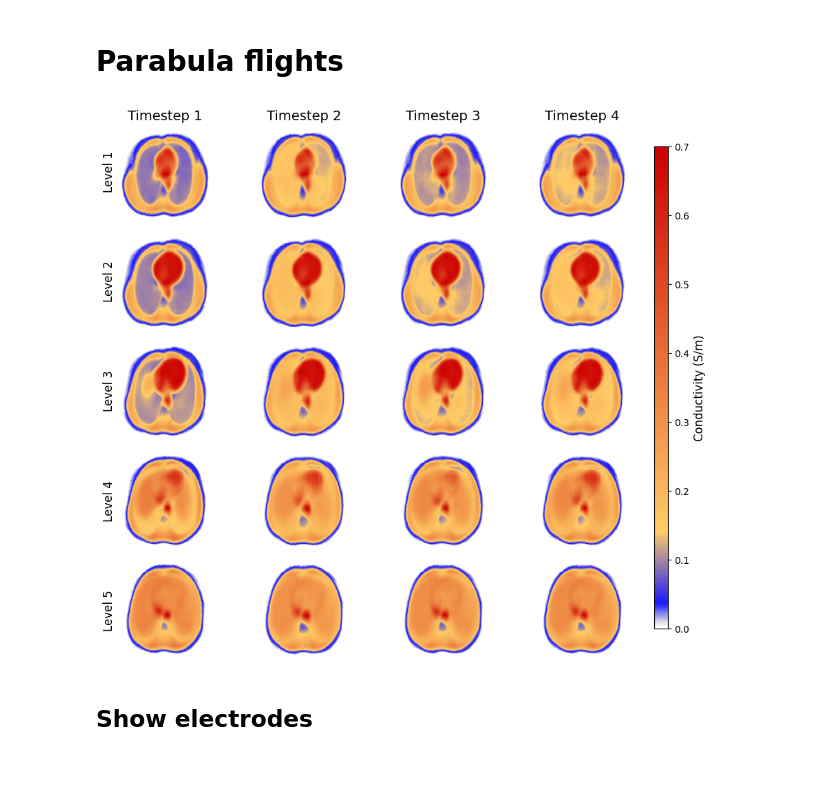
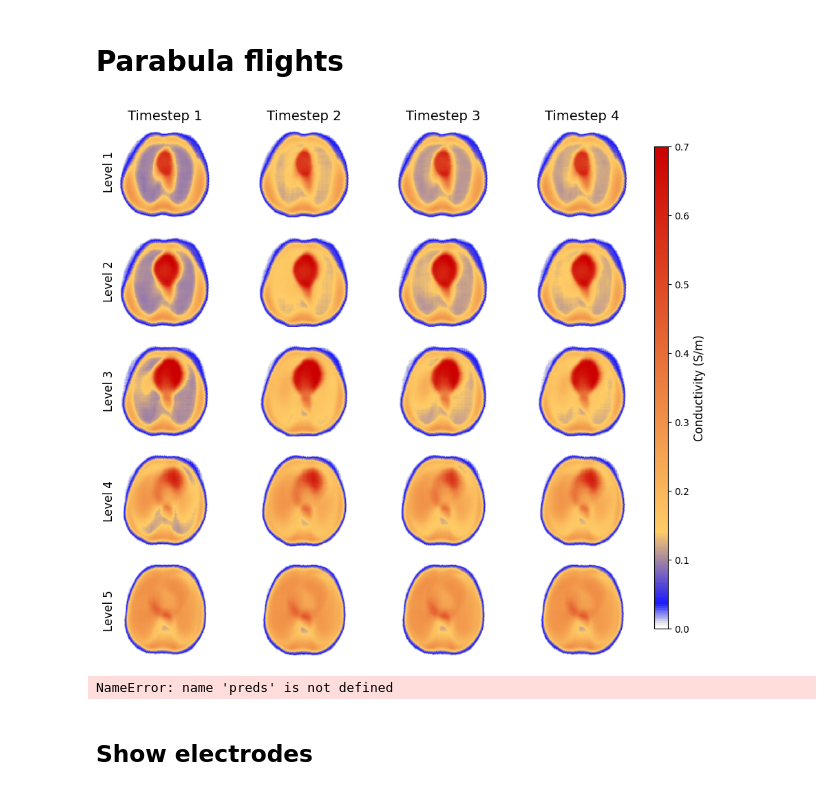
Before and after one commit to dmnk1308/RESIST, a Jupyter notebook: example_application.ipynb, the cells around one changed output. Drawn from its saved outputs; the diff is of its cells as text; code cells hidden in the pictures.

```diff
--- a/example_application.ipynb
+++ b/example_application.ipynb
@@ -17,8 +17,8 @@ from plotting_helper import *
 import scipy
 # %%
 # eit_path = 'outputs/2024-08-21/16-15-17'
-eit_path = 'outputs/2024-08-29/18-59-20'
-model, cfg = load_model(eit_path, device='cuda:2')
+eit_path = 'outputs/2024-08-31/17-10-31'
+model, cfg = load_model(eit_path, device='cuda')
 # %%
 # cfg.learning.training.device = 'cuda:1'
 # %%
@@ -165,7 +165,7 @@ np.loadtxt('/home/nibdombe/deep_eit/data/raw/case_TCIA_124_0/electrodes/electrod
 # for i in range(0,5):
 protocol = '19'
 n_zpos = 5
-device = 'cuda:3'
+device = 'cuda'
 multiplier = 1000/4.5
 preds = []
 
@@ -175,63 +175,65 @@ test_signals_bot = read_get('/home/nibdombe/deep_eit/data/raw/case_real/Tag1/Tag
 test_signals = np.concatenate([test_signals_top, test_signals_mid, test_signals_bot], axis=0)*multiplier
 test_electrodes = read_mat('data/raw/case_0/electrodes/electrodes.mat').reshape(-1, 16, 3)[[0,2,4]]
 test_electrodes = test_electrodes - test_electrodes[0,0]
 # test_electrodes_z = np.load('/home/nibdombe/deep_eit/data/processed/3d_15/case_TCIA_405_0/case_TCIA_405_0_20.npz')['electrodes']
 # test_electrodes[:,:,2] = test_electrodes_z[:3,:,2]
 
 pred = inference(model, test_signals, test_electrodes, n_zpos=n_zpos, z_padding=0., device=device)
 preds.append(pred)
 
 test_signals_top = read_get('/home/nibdombe/deep_eit/data/raw/case_real/Tag1/Tag_01_Msg_'+protocol+'_SF_1_U_top_I_top_372-459_min_mean.get')[:208].reshape(-1,16,13)
 test_signals_mid = read_get('/home/nibdombe/deep_eit/data/raw/case_real/Tag1/Tag_01_Msg_'+protocol+'_SF_2_U_mid_I_mid_372-459_min_mean.get')[:208].reshape(-1,16,13)
 test_signals_bot = read_get('/home/nibdombe/deep_eit/data/raw/case_real/Tag1/Tag_01_Msg_'+protocol+'_SF_3_U_bot_I_bot_372-459_min_mean.get')[:208].reshape(-1,16,13)
 test_signals = np.concatenate([test_signals_top, test_signals_mid, test_signals_bot], axis=0)*multiplier
 pred = inference(model, test_signals, test_electrodes, n_zpos=n_zpos, z_padding=0., device=device)
 preds.append(pred)
 
 test_signals_top = read_get('/home/nibdombe/deep_eit/data/raw/case_real/Tag1/Tag_01_Msg_'+protocol+'_SF_1_U_top_I_top_550-642_min_mean.get')[:208].reshape(-1,16,13)
 test_signals_mid = read_get('/home/nibdombe/deep_eit/data/raw/case_real/Tag1/Tag_01_Msg_'+protocol+'_SF_2_U_mid_I_mid_550-642_min_mean.get')[:208].reshape(-1,16,13)
 test_signals_bot = read_get('/home/nibdombe/deep_eit/data/raw/case_real/Tag1/Tag_01_Msg_'+protocol+'_SF_3_U_bot_I_bot_550-642_min_mean.get')[:208].reshape(-1,16,13)
 test_signals = np.concatenate([test_signals_top, test_signals_mid, test_signals_bot], axis=0)*multiplier
 pred = inference(model, test_signals, test_electrodes, n_zpos=n_zpos, z_padding=0., device=device)
 preds.append(pred)
 
 test_signals_top = read_get('/home/nibdombe/deep_eit/data/raw/case_real/Tag1/Tag_01_Msg_'+protocol+'_SF_1_U_top_I_top_792-938_min_mean.get')[:208].reshape(-1,16,13)
 test_signals_mid = read_get('/home/nibdombe/deep_eit/data/raw/case_real/Tag1/Tag_01_Msg_'+protocol+'_SF_2_U_mid_I_mid_792-938_min_mean.get')[:208].reshape(-1,16,13)
 test_signals_bot = read_get('/home/nibdombe/deep_eit/data/raw/case_real/Tag1/Tag_01_Msg_'+protocol+'_SF_3_U_bot_I_bot_792-938_min_mean.get')[:208].reshape(-1,16,13)
 test_signals = np.concatenate([test_signals_top, test_signals_mid, test_signals_bot], axis=0)*multiplier
 pred = inference(model, test_signals, test_electrodes, n_zpos=n_zpos, z_padding=0., device=device)
 preds.append(pred)
-
-preds = np.stack(preds, axis=0)
-
-fig, axes = plt.subplots(n_zpos, 4, figsize=(10, 10))
-cbar_ax = fig.add_axes([0.92, 0.15, 0.02, 0.7])  # [left, bottom, width, height]
-
-for i in range(n_zpos):
-    for j in range(4):
-        if i==0:
-            axes[i,j].set_title(f'Timestep {j+1}')
-        axes[i, j].imshow(preds[j][i], cmap=cmap, vmin=0, vmax=0.7)
-        if j==0:
-            axes[i, j].set_ylabel(f'Level {i+1}')
-            # Hide x-axis and y-axis ticks and tick labels
-            axes[i,j].xaxis.set_visible(False)
-            axes[i,j].tick_params(axis='y', which='both', left=False, right=False, labelleft=False)
-
-            # Hide the spines (the lines bounding the plot area)
-            axes[i,j].spines['top'].set_visible(False)
-            axes[i,j].spines['bottom'].set_visible(False)
-            axes[i,j].spines['left'].set_visible(False)
-            axes[i,j].spines['right'].set_visible(False)
-        else:
-            axes[i,j].axis('off')
-# Add colorbar to the figure
-sm = plt.cm.ScalarMappable(cmap=cmap)
-sm.set_clim(0, 0.7)
-cbar = fig.colorbar(sm, cax=cbar_ax)
-cbar.set_label('Conductivity (S/m)')
 # %% [output]
-[figure, old version]
+[figure, new version]
+# %%
+preds = np.stack(preds, axis=0)
+
+fig, axes = plt.subplots(n_zpos, 4, figsize=(10, 10))
+cbar_ax = fig.add_axes([0.92, 0.15, 0.02, 0.7])  # [left, bottom, width, height]
+
+for i in range(n_zpos):
+    for j in range(4):
+        if i==0:
+            axes[i,j].set_title(f'Timestep {j+1}')
+        axes[i, j].imshow(preds[j][i], cmap=cmap, vmin=0, vmax=0.7)
+        if j==0:
+            axes[i, j].set_ylabel(f'Level {i+1}')
+            # Hide x-axis and y-axis ticks and tick labels
+            axes[i,j].xaxis.set_visible(False)
+            axes[i,j].tick_params(axis='y', which='both', left=False, right=False, labelleft=False)
+
+            # Hide the spines (the lines bounding the plot area)
+            axes[i,j].spines['top'].set_visible(False)
+            axes[i,j].spines['bottom'].set_visible(False)
+            axes[i,j].spines['left'].set_visible(False)
+            axes[i,j].spines['right'].set_visible(False)
+        else:
+            axes[i,j].axis('off')
+# Add colorbar to the figure
+sm = plt.cm.ScalarMappable(cmap=cmap)
+sm.set_clim(0, 0.7)
+cbar = fig.colorbar(sm, cax=cbar_ax)
+cbar.set_label('Conductivity (S/m)')
+# %% [output]
+NameError: name 'preds' is not defined
 # %% [markdown]
 ## Show electrodes
 # %%
```
Also changed, not shown: parts of 4 cells of this notebook, 18 other files.
